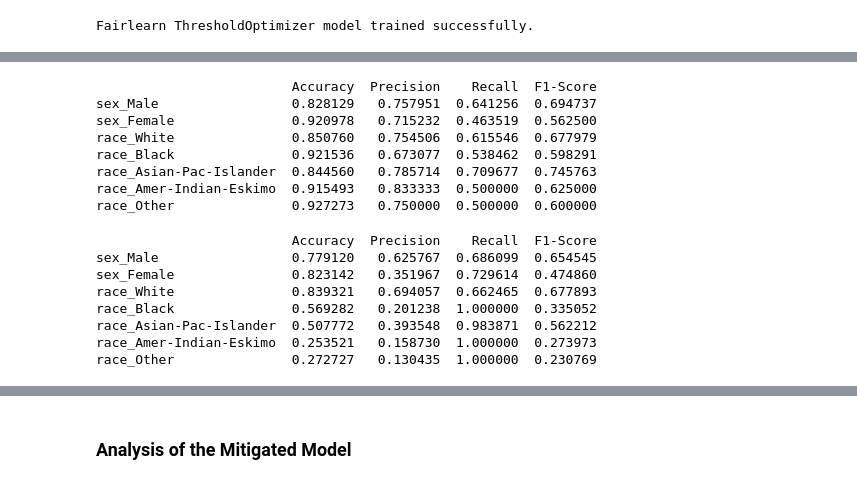
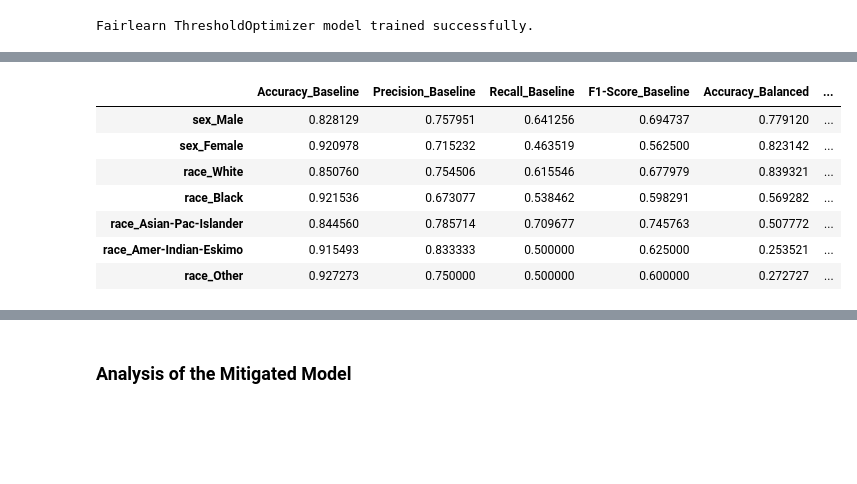
Before and after one commit to AgnesElza/AI-vs.-Human-Generated-Image-Detection, a Jupyter notebook: bias_mitigation_upsampling_fairlearn.ipynb, the cells around one changed output, grey strips where cells are left out. Drawn from its saved outputs; the diff is of its cells as text; code cells hidden in the pictures; blank space fills up the shorter version.

```diff
--- a/bias_mitigation_upsampling_fairlearn.ipynb
+++ b/bias_mitigation_upsampling_fairlearn.ipynb
@@ -990,22 +976,31 @@ plt.show()
-# %%
-print(results_df)
-# %% [output]
-                         Accuracy  Precision    Recall  F1-Score
-sex_Male                 0.828129   0.757951  0.641256  0.694737
-sex_Female               0.920978   0.715232  0.463519  0.562500
-race_White               0.850760   0.754506  0.615546  0.677979
-race_Black               0.921536   0.673077  0.538462  0.598291
-race_Asian-Pac-Islander  0.844560   0.785714  0.709677  0.745763
-race_Amer-Indian-Eskimo  0.915493   0.833333  0.500000  0.625000
-race_Other               0.927273   0.750000  0.500000  0.600000
-# %%
-print(balanced_results_df)
-# %% [output]
-                         Accuracy  Precision    Recall  F1-Score
-sex_Male                 0.779120   0.625767  0.686099  0.654545
-sex_Female               0.823142   0.351967  0.729614  0.474860
-race_White               0.839321   0.694057  0.662465  0.677893
-race_Black               0.569282   0.201238  1.000000  0.335052
-race_Asian-Pac-Islander  0.507772   0.393548  0.983871  0.562212
-race_Amer-Indian-Eskimo  0.253521   0.158730  1.000000  0.273973
-race_Other               0.272727   0.130435  1.000000  0.230769
+# %%
+# Combine the performance metrics DataFrames
+# Rename columns to indicate the model
+results_df_renamed = results_df.rename(columns={'Accuracy': 'Accuracy_Baseline',
+                                                'Precision': 'Precision_Baseline',
+                                                'Recall': 'Recall_Baseline',
+                                                'F1-Score': 'F1-Score_Baseline'})
+
+balanced_results_df_renamed = balanced_results_df.rename(columns={'Accuracy': 'Accuracy_Balanced',
+                                                                  'Precision': 'Precision_Balanced',
+                                                                  'Recall': 'Recall_Balanced',
+                                                                  'F1-Score': 'F1-Score_Balanced'})
+
+mitigated_results_df_renamed = mitigated_results_df.rename(columns={'Accuracy': 'Accuracy_Mitigated',
+                                                                    'Precision': 'Precision_Mitigated',
+                                                                    'Recall': 'Recall_Mitigated',
+                                                                    'F1-Score': 'F1-Score_Mitigated'})
+
+# Join the dataframes on the subgroup index
+all_models_comparison_df = results_df_renamed.join(balanced_results_df_renamed).join(mitigated_results_df_renamed)
+
+display(all_models_comparison_df)
+# %% [output]
+|  | Accuracy_Baseline | Precision_Baseline | Recall_Baseline | F1-Score_Baseline | Accuracy_Balanced | ... |
+| sex_Male | 0.828129 | 0.757951 | 0.641256 | 0.694737 | 0.779120 | ... |
+| sex_Female | 0.920978 | 0.715232 | 0.463519 | 0.562500 | 0.823142 | ... |
+| race_White | 0.850760 | 0.754506 | 0.615546 | 0.677979 | 0.839321 | ... |
+| race_Black | 0.921536 | 0.673077 | 0.538462 | 0.598291 | 0.569282 | ... |
+| race_Asian-Pac-Islander | 0.844560 | 0.785714 | 0.709677 | 0.745763 | 0.507772 | ... |
+| race_Amer-Indian-Eskimo | 0.915493 | 0.833333 | 0.500000 | 0.625000 | 0.253521 | ... |
+| race_Other | 0.927273 | 0.750000 | 0.500000 | 0.600000 | 0.272727 | ... |
```
Also changed, not shown: parts of 9 cells of this notebook.
